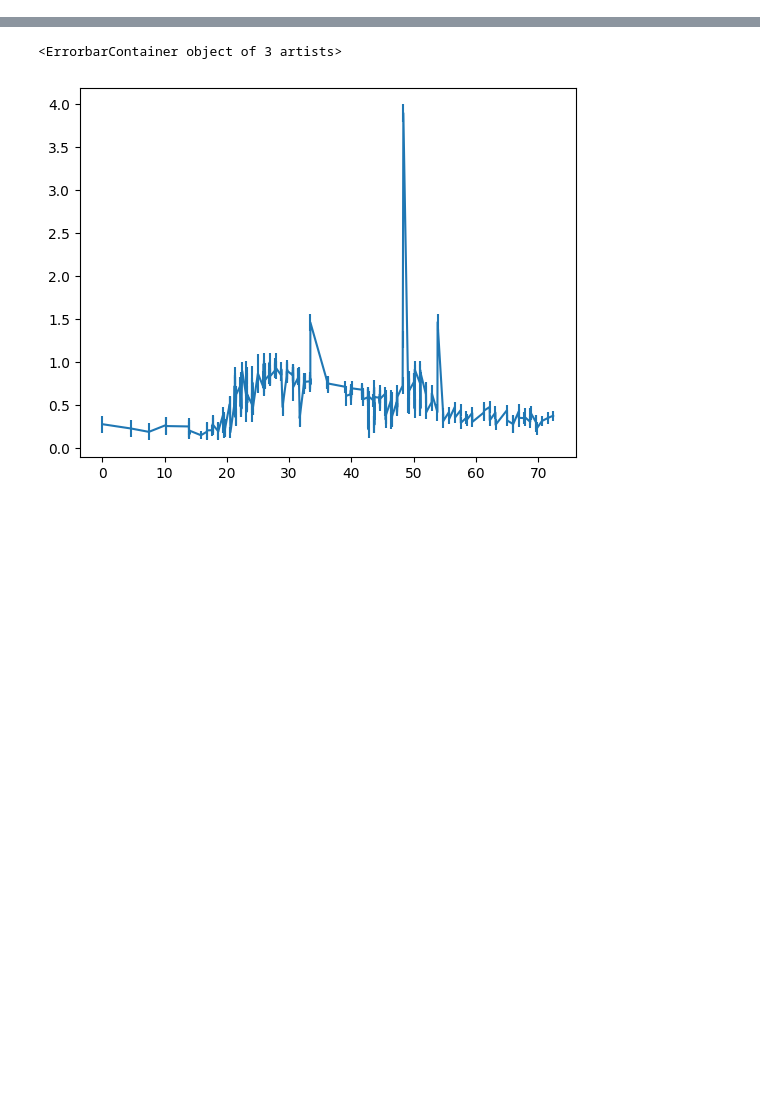
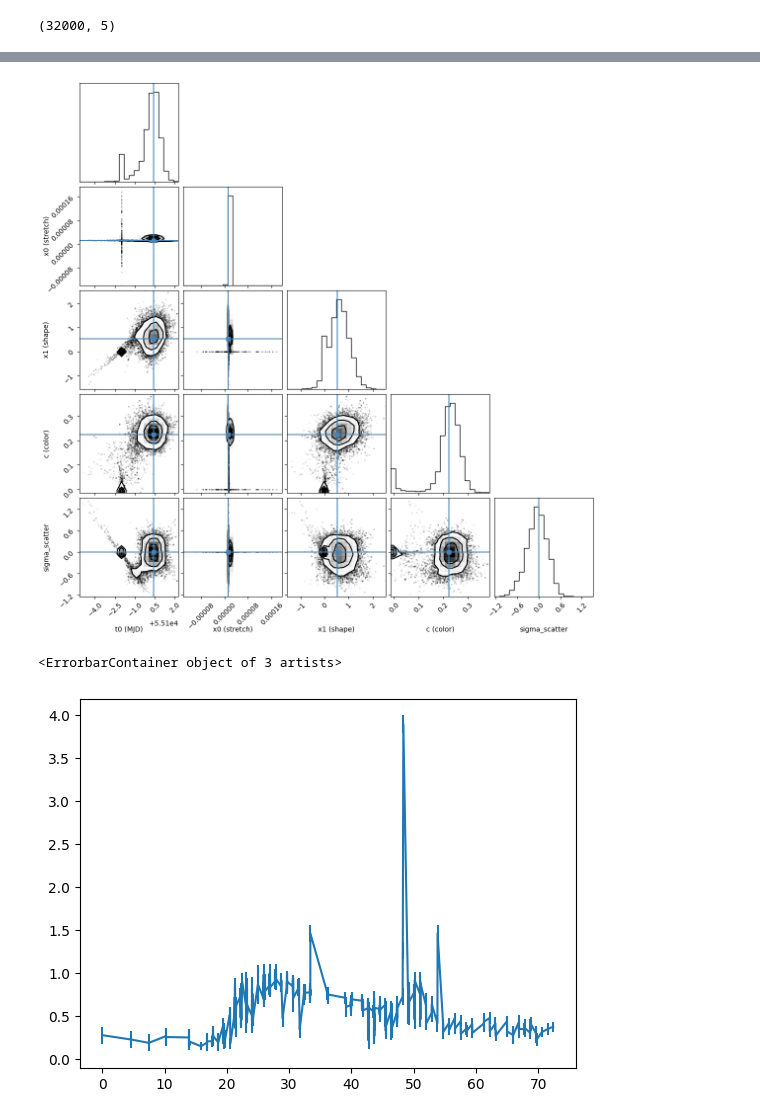
Before and after one commit to asmuzsoy/beams_ext, a Jupyter notebook: fit_real_sne.ipynb, the cells around one changed output, grey strips where cells are left out. Saved outputs shown, nothing was run; the diff lists cells and outputs as text; code cells hidden in the pictures; blank space fills up the shorter version.

```diff
--- a/fit_real_sne.ipynb
+++ b/fit_real_sne.ipynb
@@ -239,3 +241,42 @@ def fit_ia(true_z, lcs):
 
     # return sncosmo.flatten_result(result)
     return result, fitted_model
+# %%
+model = sncosmo.Model(source='salt2')
+data = sncosmo.load_example_data()
+
+def log_likelihood(parameters):
+    # parameters: [t0, x0, x1, c, sigma_scatter]
+    model.set(z=0.5, t0=parameters[0], x0=parameters[1], x1=parameters[2], c=parameters[3])
+    sigma_scatter = parameters[4]
+    model_flux = model.bandflux(data['band'], data['time'],
+                                zp=data['zp'], zpsys=data['zpsys'])
+    resid = (data['flux'] - model_flux)
+    sigma2 = data['fluxerr'] ** 2
+    sigma_tot = sigma2 + sigma_scatter**2
+    return -0.5 * np.sum(resid ** 2 / sigma_tot + np.log(2 * np.pi * sigma_tot))
+
+ndim = 5  # t0, x0, x1, c, sigma_scatter
+nwalkers = 32
+start_parameters = [55098., 1e-5, 0., 0., 0.]
+pos = start_parameters + 1e-4 * np.random.randn(nwalkers, ndim)
+
+sampler = emcee.EnsembleSampler(nwalkers, ndim, log_likelihood)
+sampler.run_mcmc(pos, 1000, progress=True)
+
+samples = sampler.get_chain(flat=True)
+print(samples.shape)
+
+# compare to SNCosmo fitting
+ia_source = sncosmo.get_source('salt2-extended', version='2.0')
+
+this_ia_model = sncosmo.Model(source=ia_source)
+
+this_ia_model.set(z = 0.5)
+
+result, fitted_model = sncosmo.fit_lc(data, this_ia_model,
+['t0', 'x0', 'x1', 'c'], minsnr = 1., guess_z = False, bounds={'x0':(0, 0.1), 'x1':(-3, 2), 'c':(-1, 1)})
+
+fig = corner.corner(samples, labels=["t0 (MJD)", "x0 (stretch)", "x1 (shape)", "c (color)", "sigma_scatter"], truths=list(result.parameters[1:])+[0.])
+# %% [output]
+(32000, 5)
@@ -241,0 +285 @@ def fit_ia(true_z, lcs):
+[figure, added]
```
Also changed, not shown: parts of 18 cells of this notebook, 1 other file.
